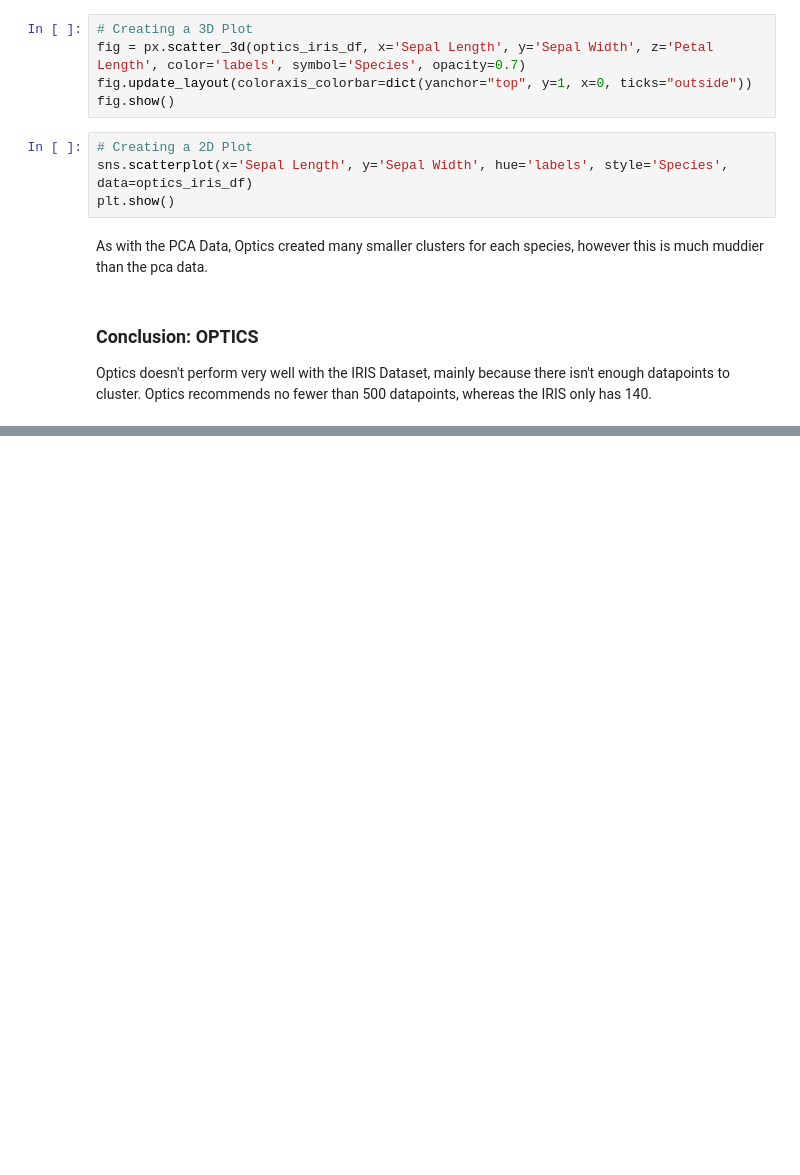
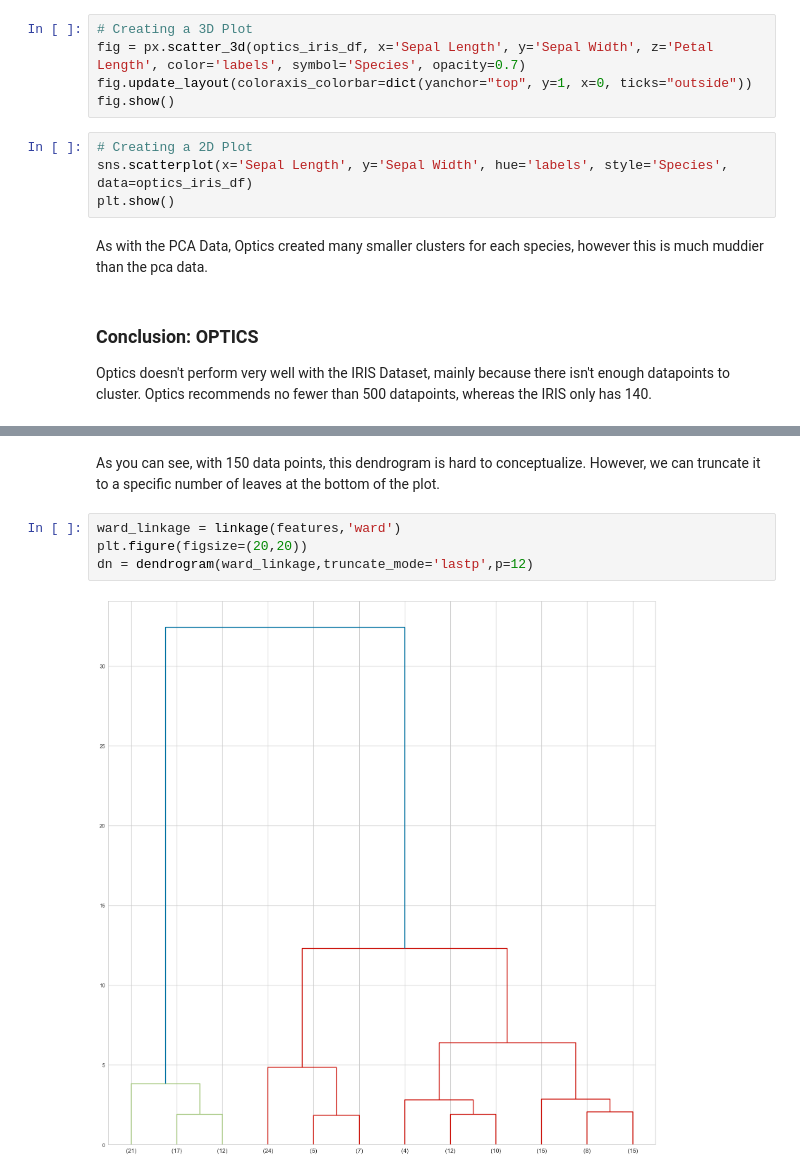
Before and after one commit to tzhang852/4431_DataMining_Fall22, a Jupyter notebook: Assignment5/assignment5_new.ipynb, the cells around one changed output, grey strips where cells are left out. Saved outputs shown, nothing was run; the diff lists cells and outputs as text; blank space fills up the shorter version.

```diff
--- a/Assignment5/assignment5_new.ipynb
+++ b/Assignment5/assignment5_new.ipynb
@@ -736,0 +756,8 @@ Optics doesn't perform very well with the IRIS Dataset, mainly because there isn
+# %% [markdown]
+As you can see, with 150 data points, this dendrogram is hard to conceptualize. However, we can truncate it to a specific number of leaves at the bottom of the plot.
+# %%
+ward_linkage = linkage(features,'ward')
+plt.figure(figsize=(20,20))
+dn = dendrogram(ward_linkage,truncate_mode='lastp',p=12)
+# %% [output]
+[figure, added]
```
Also changed, not shown: parts of 9 cells of this notebook.
